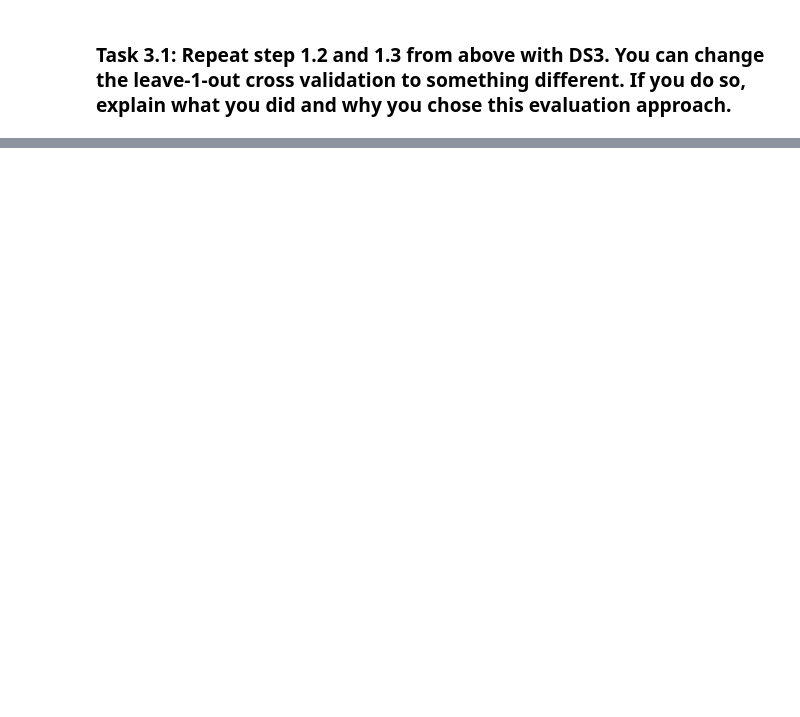
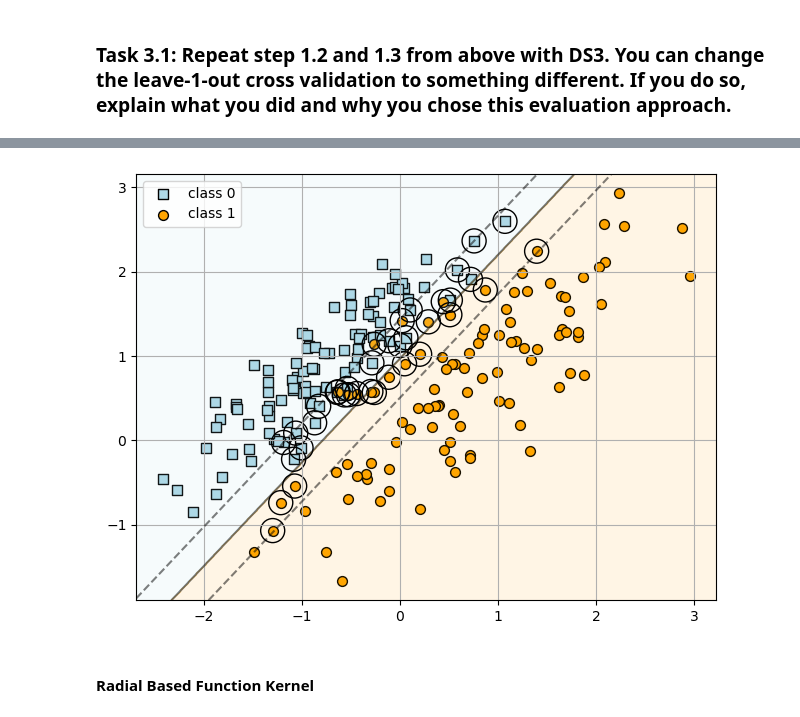
Before and after one commit to Tarin-Eccleston/svm-learning, a Jupyter notebook: modelling/modelling.ipynb, the cells around one changed output, grey strips where cells are left out. Saved outputs shown, nothing was run; the diff lists cells and outputs as text; code cells hidden in the pictures; blank space fills up the shorter version.

```diff
--- a/modelling/modelling.ipynb
+++ b/modelling/modelling.ipynb
@@ -406,0 +556,19 @@ I tested C, the penalisation of misclassification for values of 1, 10, 100, 1000
+# %%
+d3_model_grid_search_poly_kern = SVC(kernel='poly')
+
+params = {
+    'C': [0.01, 0.1, 1, 10, 100, 1000, 10000, 100000],
+    'gamma': [1, 0.1, 0.01, 0.001, 0.0001],
+    'degree': [1, 2, 3]
+}
+
+grid_search = GridSearchCV(d3_model_grid_search_poly_kern, param_grid=params, cv=10)
+grid_search.fit(X, y)
+
+print("Best parameters: ", grid_search.best_params_)
+grid_search_best_poly = grid_search.best_estimator_
+
+y_pred_poly = grid_search_best_poly.predict(X)
+accuracy_poly = accuracy_score(y, y_pred_poly)
+print("Accuracy: {:.2f}%".format(accuracy_poly * 100))
+print("Classification report:\n", classification_report(y, y_pred_poly))
@@ -406,0 +587,23 @@ I tested C, the penalisation of misclassification for values of 1, 10, 100, 1000
+# %%
+grid_search_best_poly.fit(X, y)
+
+plt.scatter(X[y == 0, 0],
+            X[y == 0, 1],
+            s=50, c='lightblue',
+            marker='s', edgecolor='black',
+            label='class 0')
+plt.scatter(X[y == 1, 0],
+            X[y == 1, 1],
+            s=50, c='orange',
+            marker='o', edgecolor='black',
+            label='class 1')
+
+plt.legend(scatterpoints=1)
+plt.grid()
+plt.tight_layout()
+
+plot_svc_decision_function(grid_search_best_poly);
+# %% [output]
+[figure, added]
+# %% [markdown]
+#### Radial Based Function Kernel
```
Also changed, not shown: parts of 28 cells of this notebook, 1 other file.
